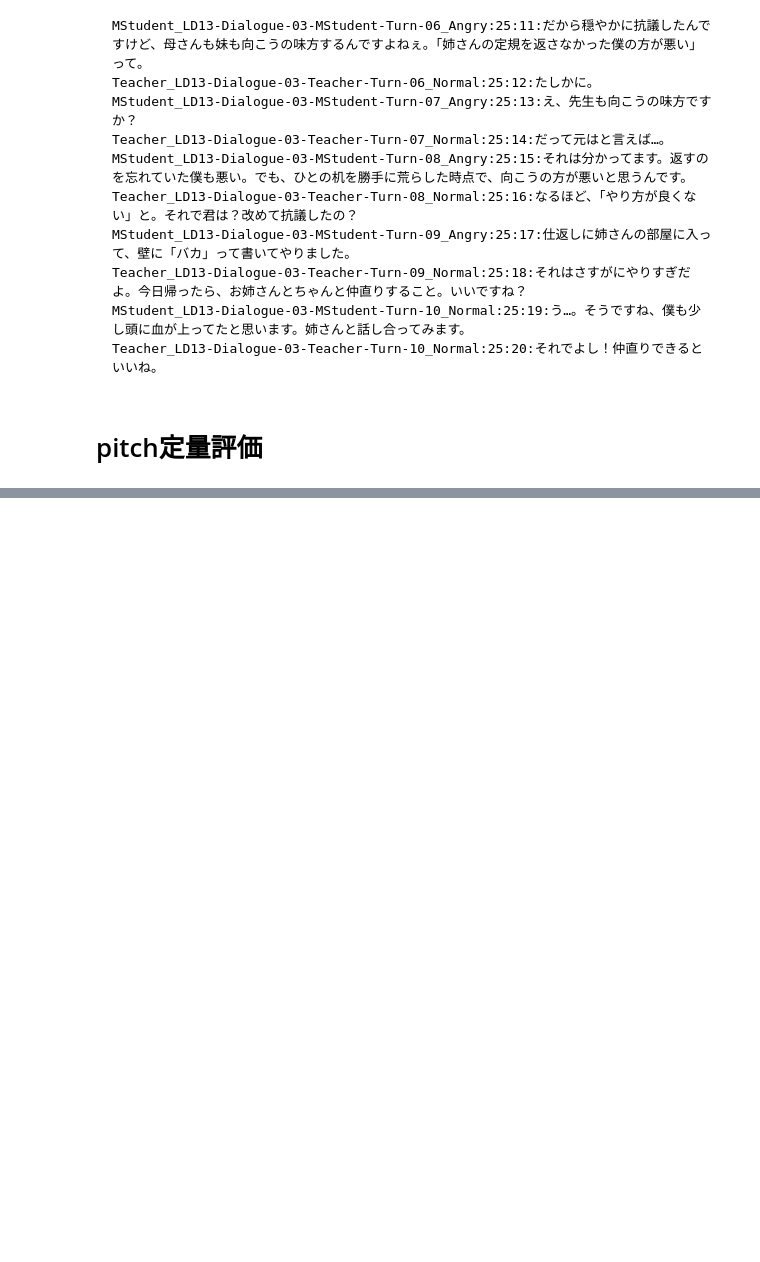
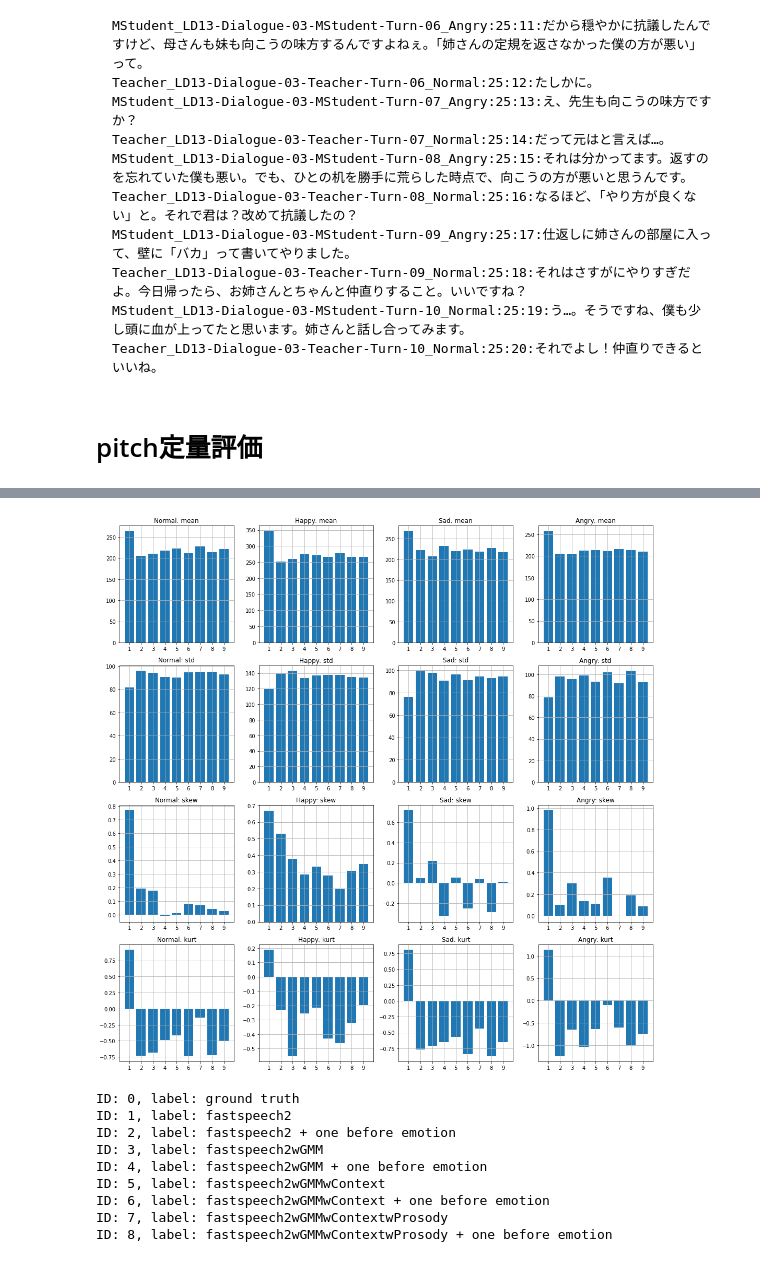
Before and after one commit to YutoNishimura-v2/vc_tts_template, a Jupyter notebook: dialogue_making.ipynb, the cells around one changed output, grey strips where cells are left out. Drawn from its saved outputs; the diff is of its cells as text; code cells hidden in the pictures; blank space fills up the shorter version.

```diff
--- a/dialogue_making.ipynb
+++ b/dialogue_making.ipynb
@@ -275,0 +360,46 @@ plt.show()
+# %%
+# 各種統計量
+
+# 計算
+stats_name = ["mean", "std", "skew", "kurt"]
+stats_data = {k: {k_: [] for k_ in stats_name} for k in emotion_names}
+
+for emo in emotion_names:
+    for data_ in all_data_pitches[emo]:
+        for key in stats_name:
+            if key == "mean":
+                stats_data[emo][key].append(np.mean(data_))
+            elif key == "std":
+                stats_data[emo][key].append(np.std(data_))
+            elif key == "skew":
+                stats_data[emo][key].append(stats.skew(data_))
+            elif key == "kurt":
+                stats_data[emo][key].append(stats.kurtosis(data_))
+
+# 図示
+fig, axes = plt.subplots(len(emotion_names), len(stats_name), figsize=(15, 15))
+
+axes = axes.flatten()
+
+for i, emo in enumerate(emotion_names):
+    for j, key in enumerate(stats_name):
+        axes[i+j*len(emotion_names)].set_title(f"{emo}: {key}")
+        axes[i+j*len(emotion_names)].bar(np.arange(1, 1+len(labels)), stats_data[emo][key])
+        axes[i+j*len(emotion_names)].set_xticks(np.arange(1, 1+len(labels)))
+        axes[i+j*len(emotion_names)].grid()
+plt.tight_layout()
+plt.show()
+
+for i, label in enumerate(labels):
+    print(f"ID: {i}, label: {label}")
+# %% [output]
+[figure, added]
+ID: 0, label: ground truth
+ID: 1, label: fastspeech2
+ID: 2, label: fastspeech2 + one before emotion
+ID: 3, label: fastspeech2wGMM
+ID: 4, label: fastspeech2wGMM + one before emotion
+ID: 5, label: fastspeech2wGMMwContext
+ID: 6, label: fastspeech2wGMMwContext + one before emotion
+ID: 7, label: fastspeech2wGMMwContextwProsody
+ID: 8, label: fastspeech2wGMMwContextwProsody + one before emotion
```
Also changed, not shown: parts of 10 cells of this notebook, 1 other file.
